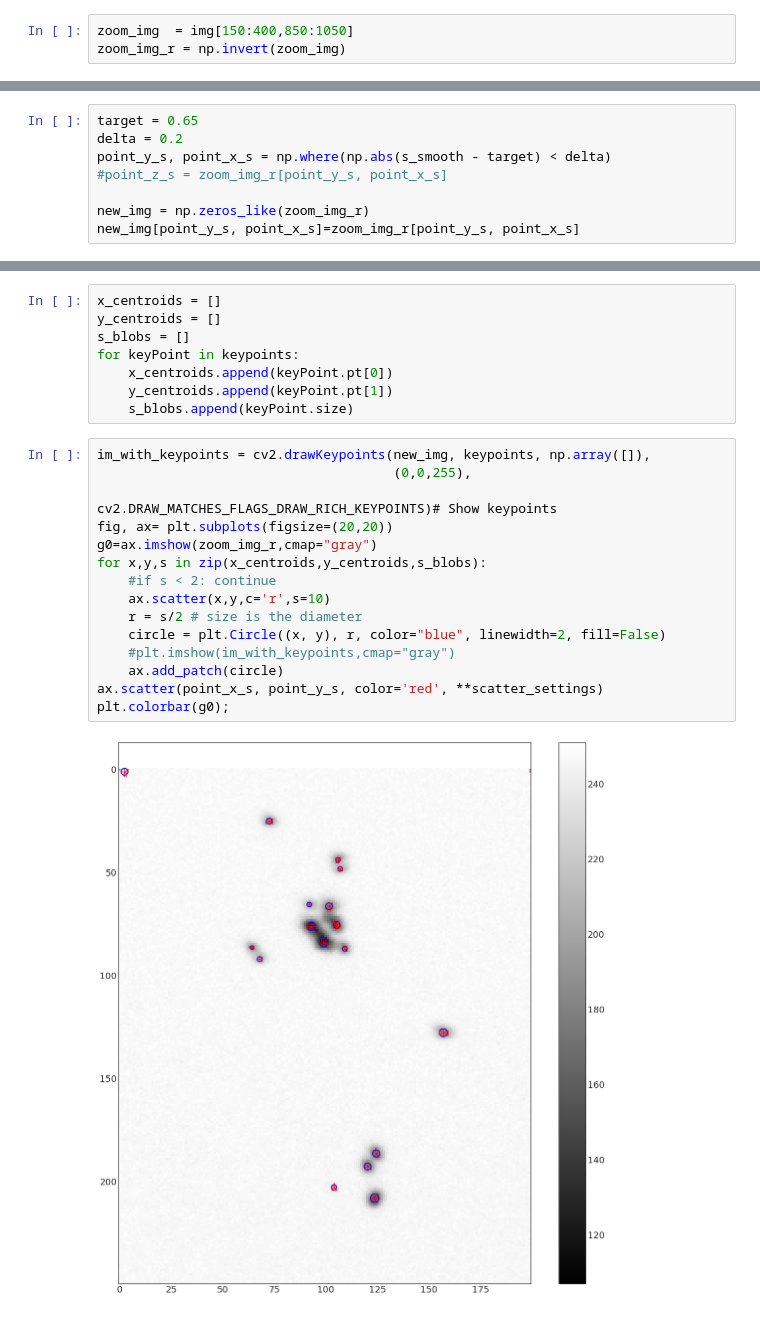
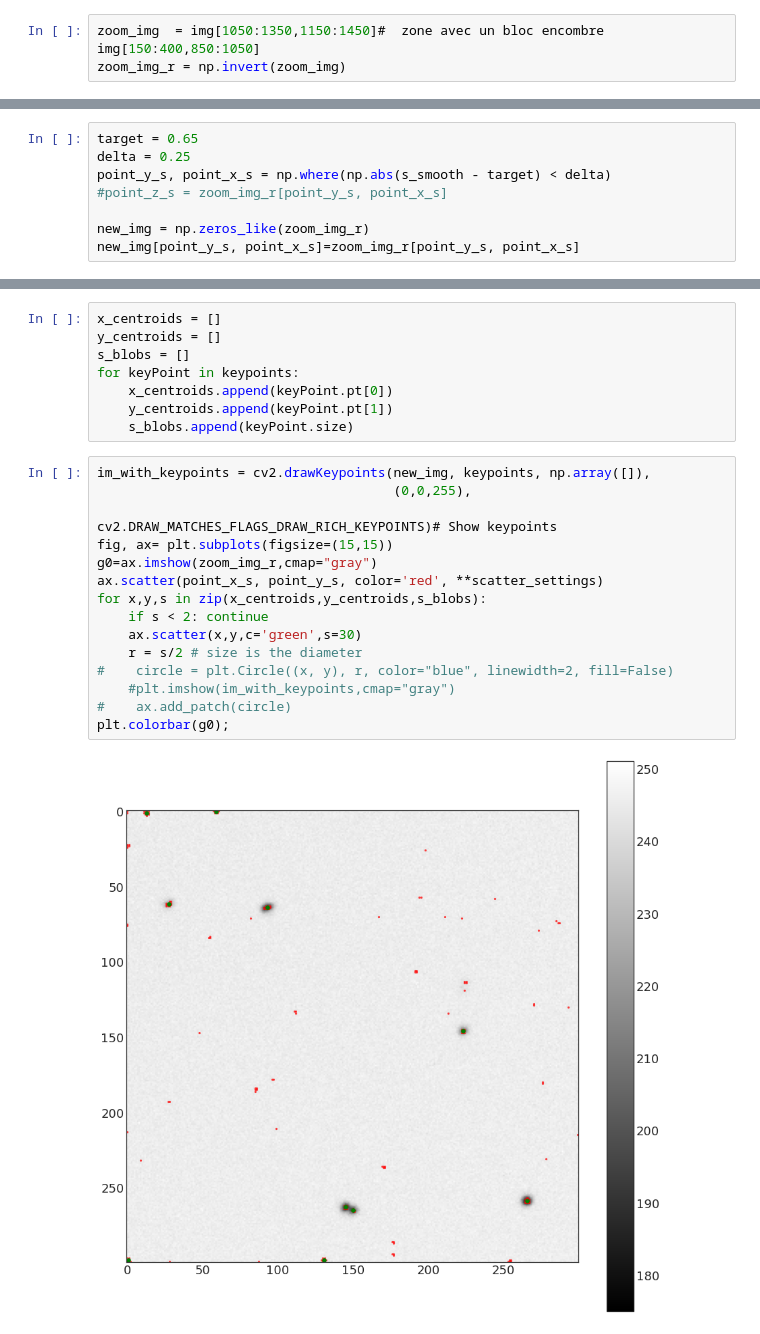
Before and after one commit to jecampagne/ImageProcessing, a Jupyter notebook: CellDetection_low_density.ipynb, the cells around one changed output, grey strips where cells are left out. Cells and saved outputs as stored; diff of their text form.

Commit message:
accept more blobs, and then apply a final size cut (green points)

```diff
--- a/CellDetection_low_density.ipynb
+++ b/CellDetection_low_density.ipynb
@@ -21,7 +21,7 @@ from scipy import ndimage as ndi
 img = fits.getdata("jour0_01.fits")
 img = cv2.normalize(img, None, 0, 255, cv2.NORM_MINMAX, cv2.CV_8U)
 # %%
-zoom_img  = img[150:400,850:1050]
+zoom_img  = img[1050:1350,1150:1450]#  zone avec un bloc encombre img[150:400,850:1050]
 zoom_img_r = np.invert(zoom_img)
 # %%
 plt.imshow(zoom_img_r,cmap='gray')
@@ -62,7 +62,7 @@ plt.yscale("log")
 **Trouver les pixels dont la shape la plus adaptiée est celle d'une spherical cap**
 # %%
 target = 0.65
-delta = 0.2
+delta = 0.25
 point_y_s, point_x_s = np.where(np.abs(s_smooth - target) < delta)
 #point_z_s = zoom_img_r[point_y_s, point_x_s]
 
@@ -107,17 +107,17 @@ for keyPoint in keypoints:
 # %%
 im_with_keypoints = cv2.drawKeypoints(new_img, keypoints, np.array([]),
                                       (0,0,255),
                                       cv2.DRAW_MATCHES_FLAGS_DRAW_RICH_KEYPOINTS)# Show keypoints
-fig, ax= plt.subplots(figsize=(20,20))
+fig, ax= plt.subplots(figsize=(15,15))
 g0=ax.imshow(zoom_img_r,cmap="gray")
+ax.scatter(point_x_s, point_y_s, color='red', **scatter_settings)
 for x,y,s in zip(x_centroids,y_centroids,s_blobs):
-    #if s < 2: continue
-    ax.scatter(x,y,c='r',s=10)
+    if s < 2: continue
+    ax.scatter(x,y,c='green',s=30)
     r = s/2 # size is the diameter
-    circle = plt.Circle((x, y), r, color="blue", linewidth=2, fill=False)
+#    circle = plt.Circle((x, y), r, color="blue", linewidth=2, fill=False)
     #plt.imshow(im_with_keypoints,cmap="gray")
-    ax.add_patch(circle)
-ax.scatter(point_x_s, point_y_s, color='red', **scatter_settings)
+#    ax.add_patch(circle)
 plt.colorbar(g0);
 # %% [output]
-[figure, old version]
+[figure, new version]
```
Also changed, not shown: parts of 5 cells of this notebook, 3 other files.
